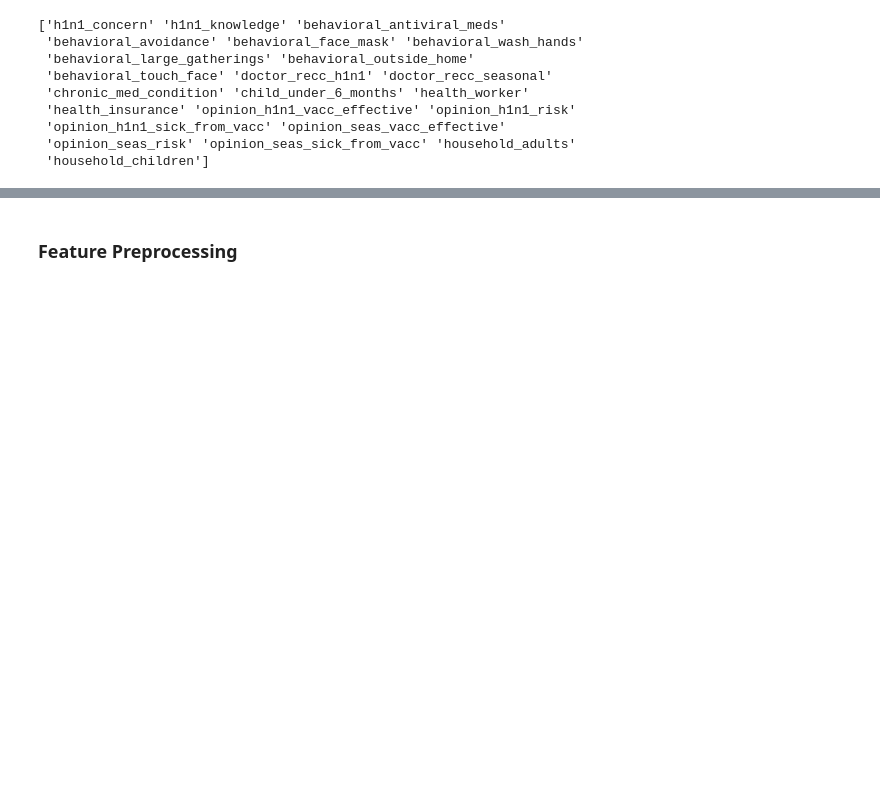
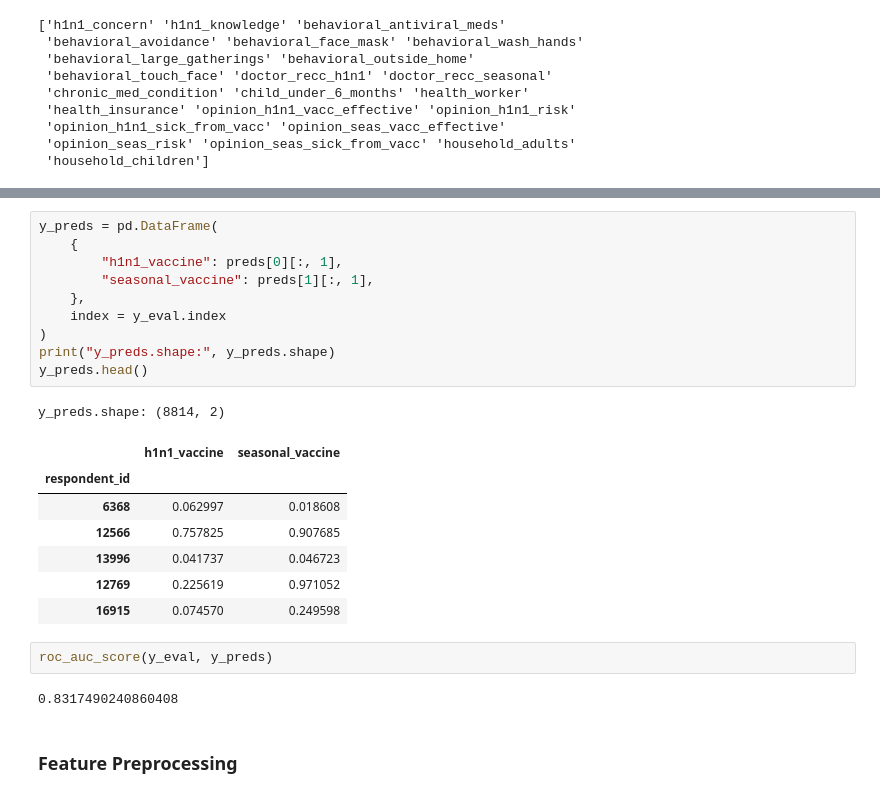
Before and after one commit to rcauvy/Flu_Shot_Learning, a Jupyter notebook: index.ipynb, the cells around one changed output, grey strips where cells are left out. Drawn from its saved outputs; the diff is of its cells as text; blank space fills up the shorter version.

```diff
--- a/index.ipynb
+++ b/index.ipynb
@@ -392,3 +500,26 @@ print(numeric_cols)
+# %%
+y_preds = pd.DataFrame(
+    {
+        "h1n1_vaccine": preds[0][:, 1],
+        "seasonal_vaccine": preds[1][:, 1],
+    },
+    index = y_eval.index
+)
+print("y_preds.shape:", y_preds.shape)
+y_preds.head()
+# %% [output]
+y_preds.shape: (8814, 2)
+|  | h1n1_vaccine | seasonal_vaccine |
+| respondent_id |  |  |
+| 6368 | 0.062997 | 0.018608 |
+| 12566 | 0.757825 | 0.907685 |
+| 13996 | 0.041737 | 0.046723 |
+| 12769 | 0.225619 | 0.971052 |
+| 16915 | 0.074570 | 0.249598 |
+# %%
+roc_auc_score(y_eval, y_preds)
+# %% [output]
+0.8317490240860408
 # %% [markdown]
 ### Feature Preprocessing
 # %% [markdown]
```
Also changed, not shown: parts of 63 cells of this notebook.
